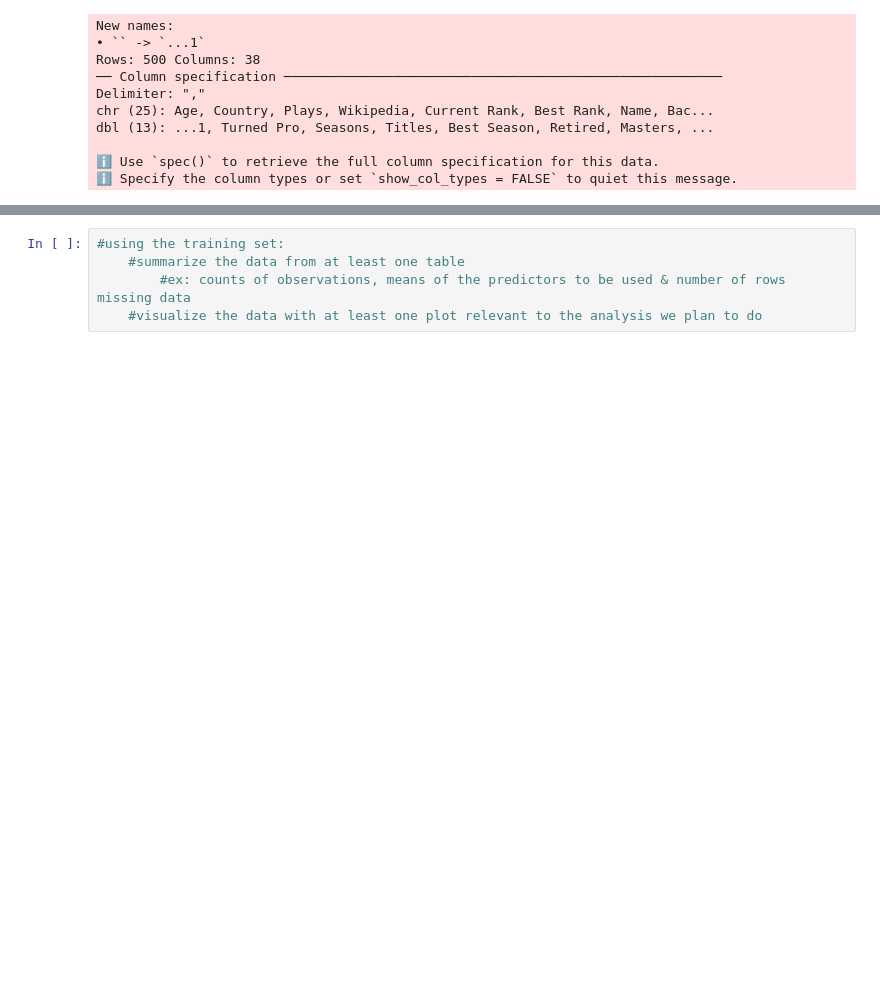
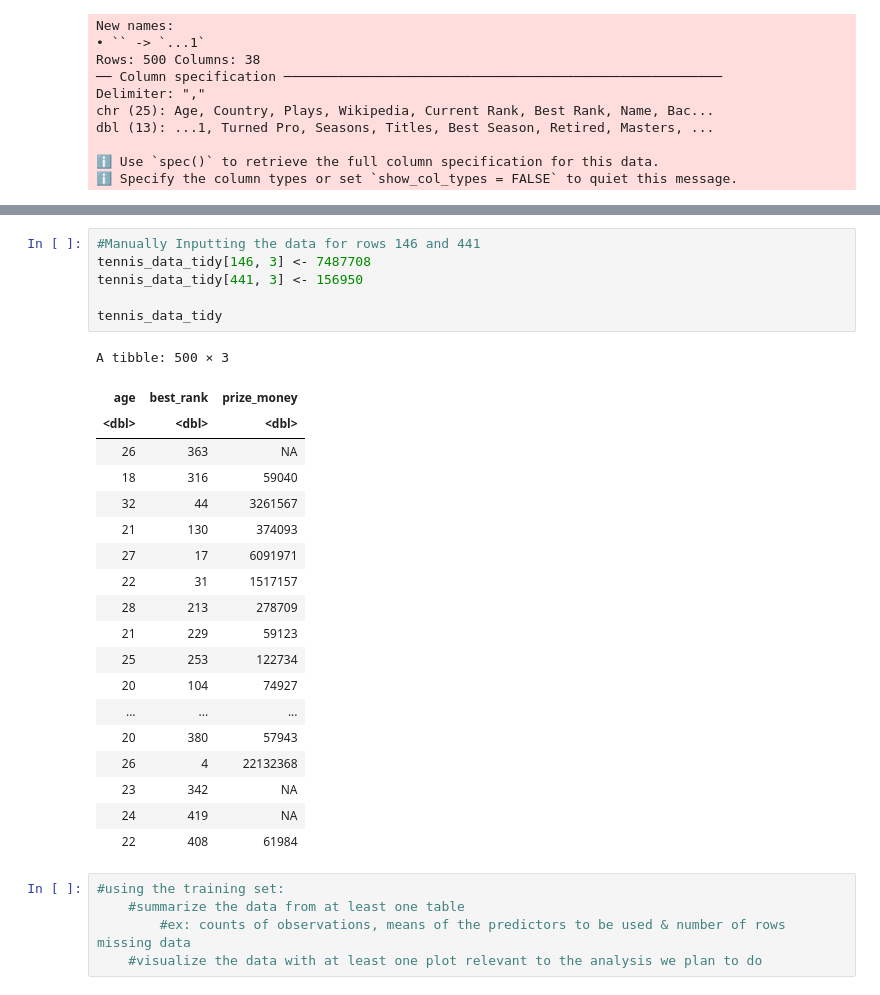
Before and after one commit to Myralalala/group15, a Jupyter notebook: project_proposal.ipynb, the cells around one changed output, grey strips where cells are left out. Saved outputs shown, nothing was run; the diff lists cells and outputs as text; blank space fills up the shorter version.

```diff
--- a/project_proposal.ipynb
+++ b/project_proposal.ipynb
@@ -102,3 +80,29 @@ A tibble: 500 × 3
+# %%
+#Manually Inputting the data for rows 146 and 441
+tennis_data_tidy[146, 3] <- 7487708
+tennis_data_tidy[441, 3] <- 156950
+
+tennis_data_tidy
+# %% [output]
+A tibble: 500 × 3
+| age | best_rank | prize_money |
+| <dbl> | <dbl> | <dbl> |
+| 26 | 363 | NA |
+| 18 | 316 | 59040 |
+| 32 | 44 | 3261567 |
+| 21 | 130 | 374093 |
+| 27 | 17 | 6091971 |
+| 22 | 31 | 1517157 |
+| 28 | 213 | 278709 |
+| 21 | 229 | 59123 |
+| 25 | 253 | 122734 |
+| 20 | 104 | 74927 |
+| ... | ... | ... |
+| 20 | 380 | 57943 |
+| 26 | 4 | 22132368 |
+| 23 | 342 | NA |
+| 24 | 419 | NA |
+| 22 | 408 | 61984 |
 # %%
 #using the training set:
     #summarize the data from at least one table
```
Also changed, not shown: parts of 4 cells of this notebook.
